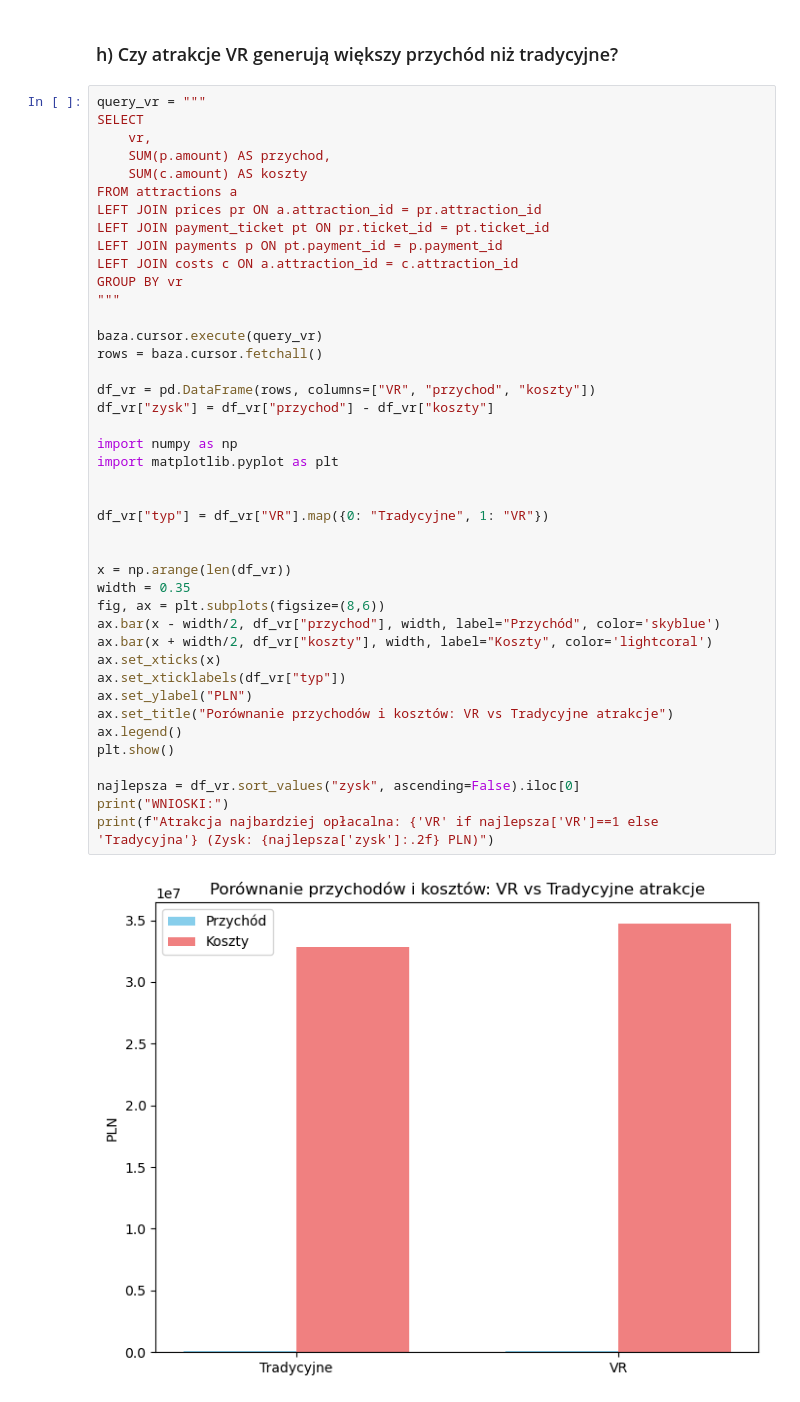
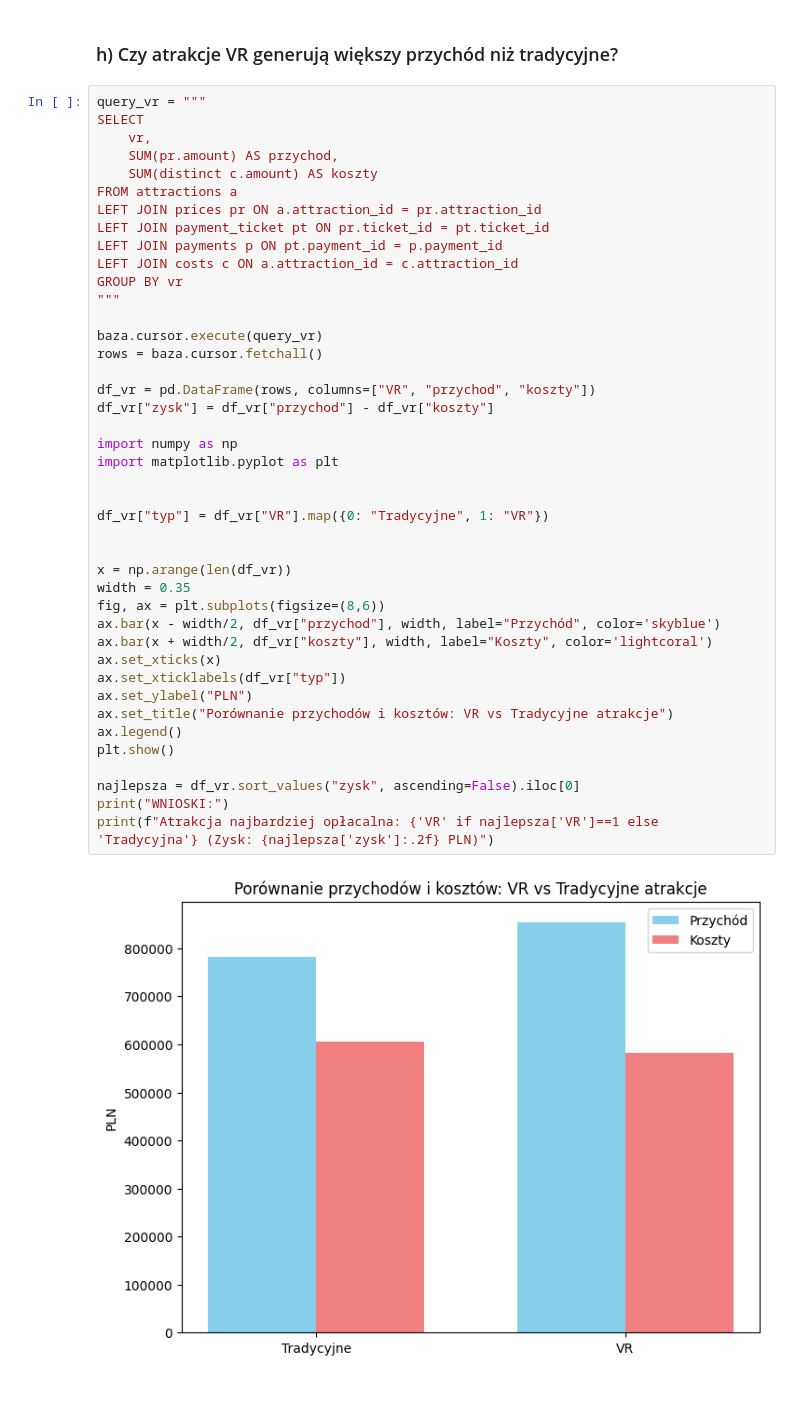
Before and after one commit to patrycja-krzyz/projekt_bazy, a Jupyter notebook: raport_i_analiza.ipynb, the cells around one changed output. Saved outputs shown, nothing was run; the diff lists cells and outputs as text.

```diff
--- a/raport_i_analiza.ipynb
+++ b/raport_i_analiza.ipynb
@@ -439,8 +456,8 @@ except Exception as e:
 query_vr = """
 SELECT
     vr,
-    SUM(p.amount) AS przychod,
-    SUM(c.amount) AS koszty
+    SUM(pr.amount) AS przychod,
+    SUM(distinct c.amount) AS koszty
 FROM attractions a
 LEFT JOIN prices pr ON a.attraction_id = pr.attraction_id
 LEFT JOIN payment_ticket pt ON pr.ticket_id = pt.ticket_id
@@ -451,32 +468,32 @@ GROUP BY vr
 
 baza.cursor.execute(query_vr)
 rows = baza.cursor.fetchall()
 
 df_vr = pd.DataFrame(rows, columns=["VR", "przychod", "koszty"])
 df_vr["zysk"] = df_vr["przychod"] - df_vr["koszty"]
 
 import numpy as np
 import matplotlib.pyplot as plt
 
 
 df_vr["typ"] = df_vr["VR"].map({0: "Tradycyjne", 1: "VR"})
 
 
 x = np.arange(len(df_vr))
 width = 0.35
 fig, ax = plt.subplots(figsize=(8,6))
 ax.bar(x - width/2, df_vr["przychod"], width, label="Przychód", color='skyblue')
 ax.bar(x + width/2, df_vr["koszty"], width, label="Koszty", color='lightcoral')
 ax.set_xticks(x)
 ax.set_xticklabels(df_vr["typ"])
 ax.set_ylabel("PLN")
 ax.set_title("Porównanie przychodów i kosztów: VR vs Tradycyjne atrakcje")
 ax.legend()
 plt.show()
 
 najlepsza = df_vr.sort_values("zysk", ascending=False).iloc[0]
 print("WNIOSKI:")
 print(f"Atrakcja najbardziej opłacalna: {'VR' if najlepsza['VR']==1 else 'Tradycyjna'} (Zysk: {najlepsza['zysk']:.2f} PLN)")
 # %% [output]
-[figure, old version]
+[figure, new version]
 WNIOSKI:
```
Also changed, not shown: parts of 8 cells of this notebook, 5 other files.
